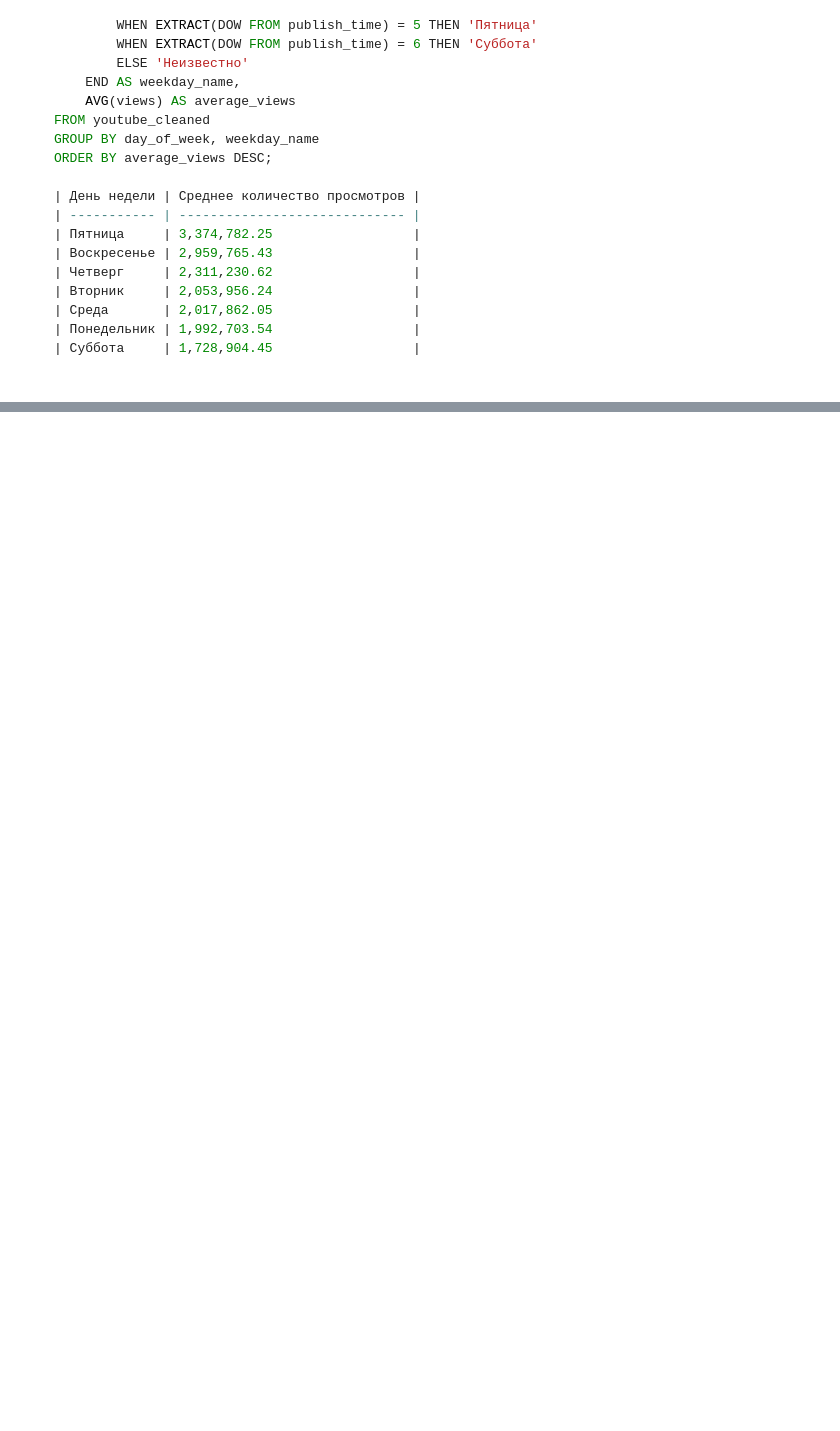
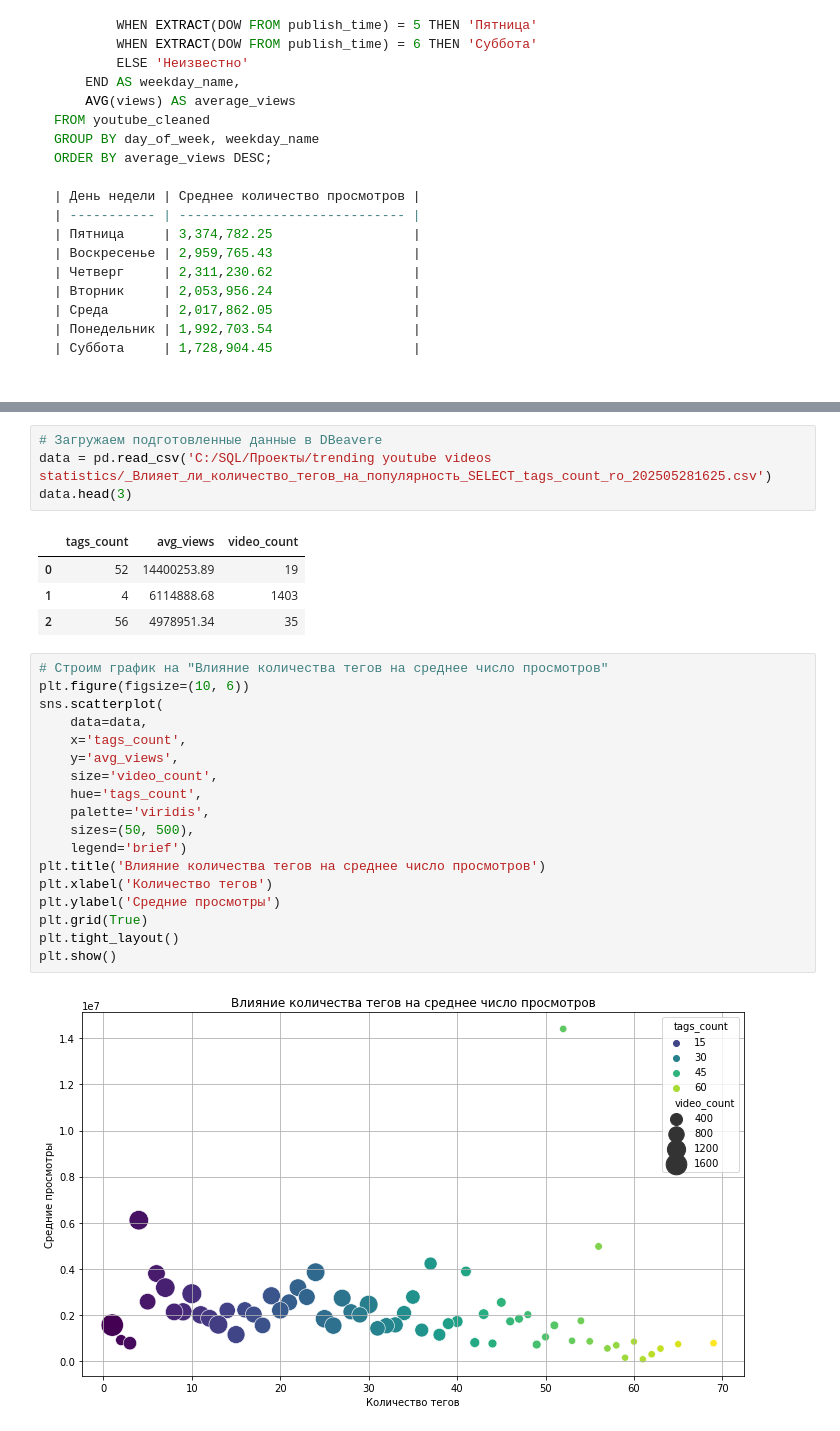
Before and after one commit to ubalievb/youtube-trend-analysis, a Jupyter notebook: Проект исследовательский анализ ТРЕНДЫ YOUTUBE.ipynb, the cells around one changed output, grey strips where cells are left out. Drawn from its saved outputs; the diff is of its cells as text; blank space fills up the shorter version.

```diff
--- a/Проект исследовательский анализ ТРЕНДЫ YOUTUBE.ipynb
+++ b/Проект исследовательский анализ ТРЕНДЫ YOUTUBE.ipynb
@@ -273,0 +282,29 @@ ORDER BY average_views DESC;
+# %%
+# Загружаем подготовленные данные в DBeavere
+data = pd.read_csv('C:/SQL/Проекты/trending youtube videos statistics/_Влияет_ли_количество_тегов_на_популярность_SELECT_tags_count_ro_202505281625.csv')
+data.head(3)
+# %% [output]
+|  | tags_count | avg_views | video_count |
+| 0 | 52 | 14400253.89 | 19 |
+| 1 | 4 | 6114888.68 | 1403 |
+| 2 | 56 | 4978951.34 | 35 |
+# %%
+# Строим график на "Влияние количества тегов на среднее число просмотров"
+plt.figure(figsize=(10, 6))
+sns.scatterplot(
+    data=data,
+    x='tags_count',
+    y='avg_views',
+    size='video_count',
+    hue='tags_count',
+    palette='viridis',
+    sizes=(50, 500),
+    legend='brief')
+plt.title('Влияние количества тегов на среднее число просмотров')
+plt.xlabel('Количество тегов')
+plt.ylabel('Средние просмотры')
+plt.grid(True)
+plt.tight_layout()
+plt.show()
+# %% [output]
+[figure, added]
```
Also changed, not shown: parts of 9 cells of this notebook.
